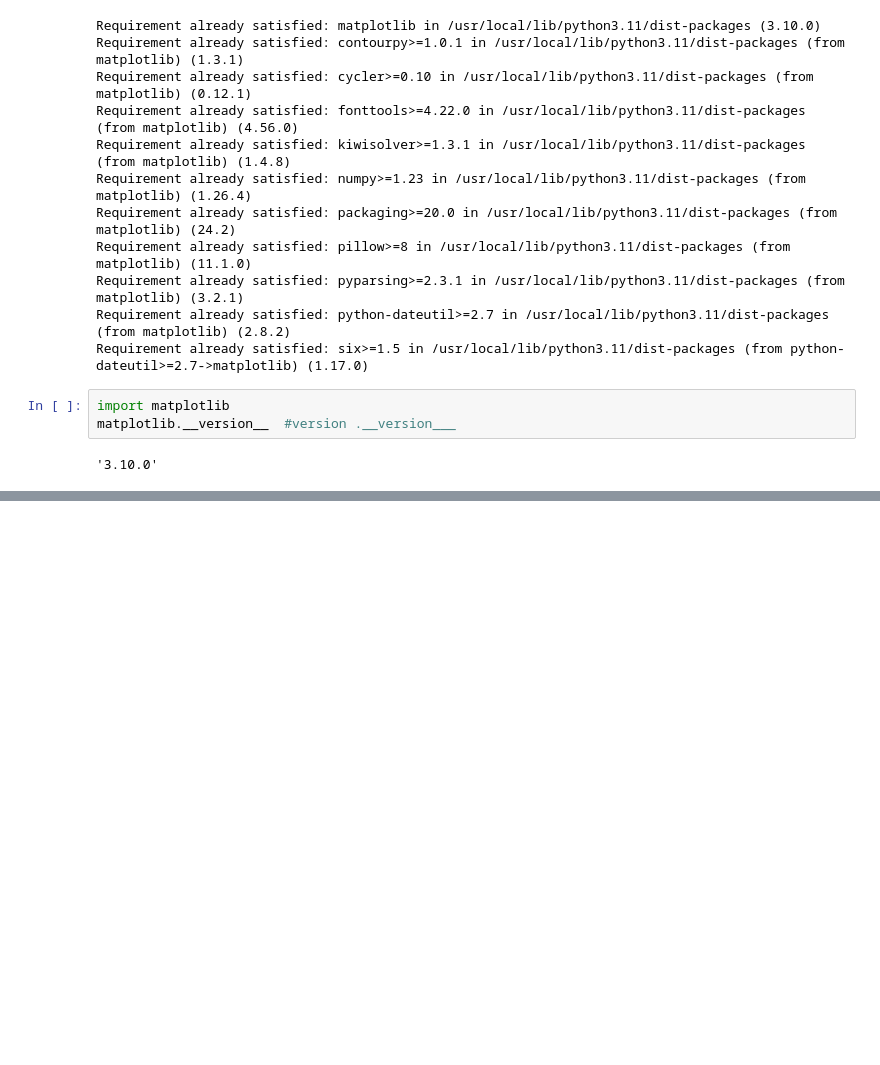
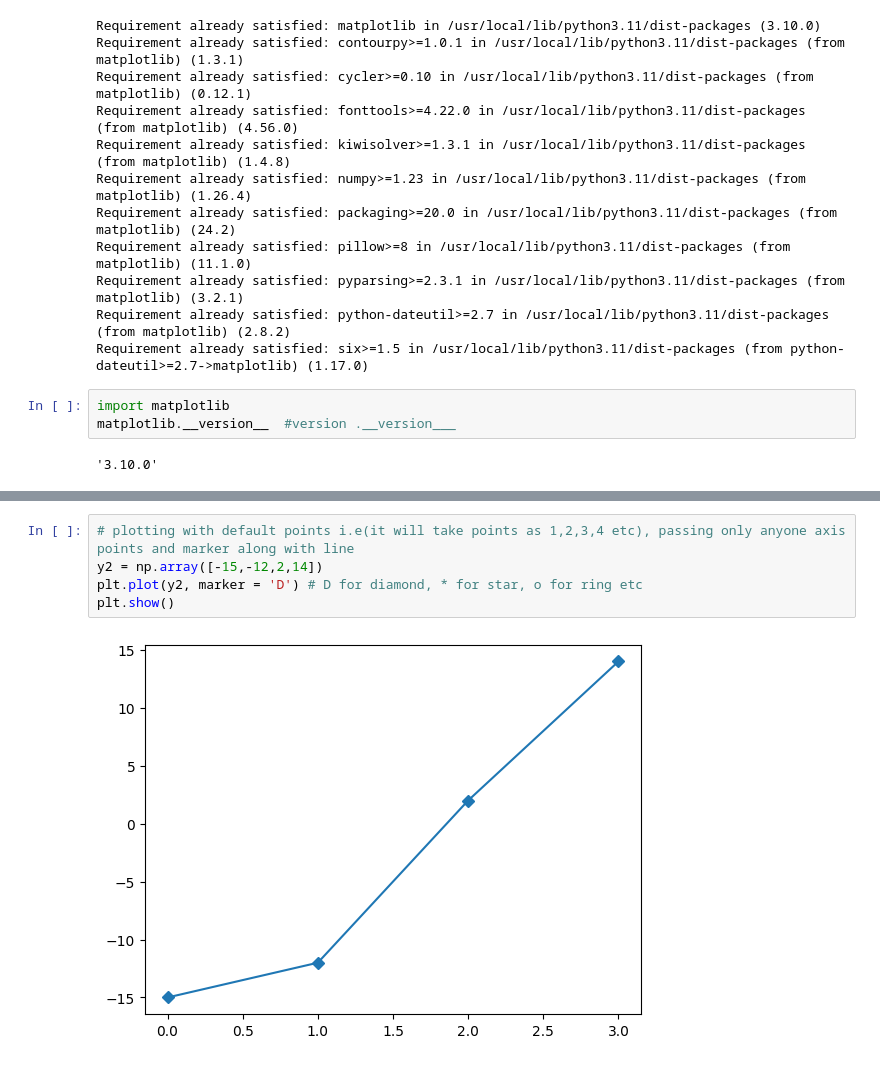
Before and after one commit to sadiq937/matplotlib_applications, a Jupyter notebook: Introduction.ipynb, the cells around one changed output, grey strips where cells are left out. Drawn from its saved outputs; the diff is of its cells as text; blank space fills up the shorter version.

```diff
--- a/Introduction.ipynb
+++ b/Introduction.ipynb
@@ -25,0 +56,7 @@ matplotlib.__version__  #version .__version___
+# %%
+# plotting with default points i.e(it will take points as 1,2,3,4 etc), passing only anyone axis points and marker along with line
+y2 = np.array([-15,-12,2,14])
+plt.plot(y2, marker = 'D') # D for diamond, * for star, o for ring etc
+plt.show()
+# %% [output]
+[figure, added]
```
Also changed, not shown: parts of 9 cells of this notebook.
